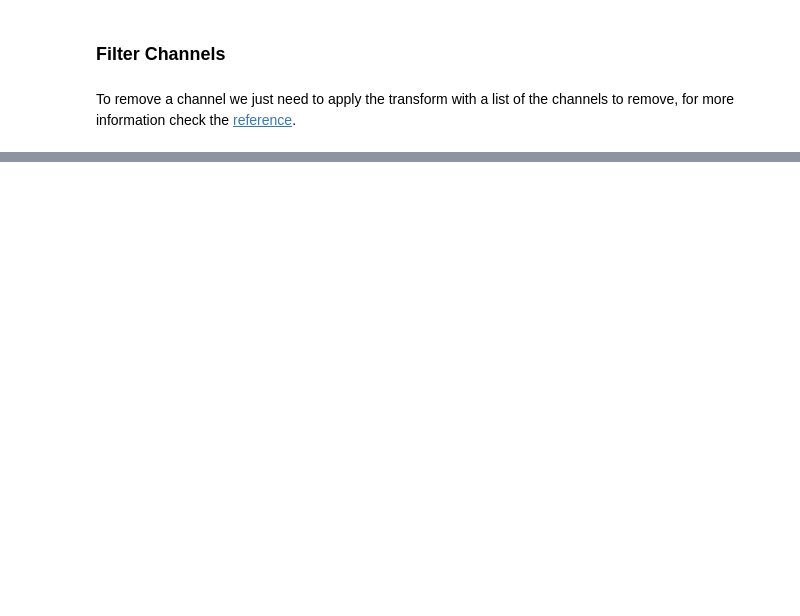
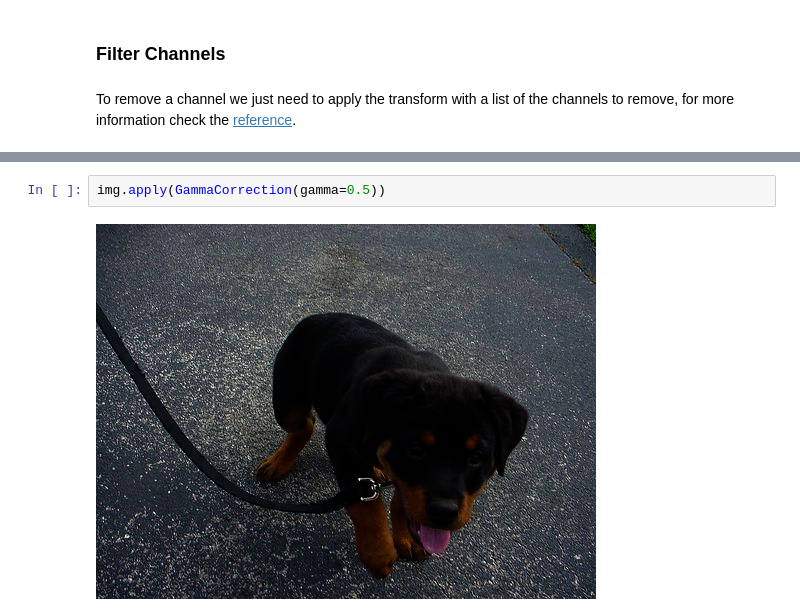
Before and after one commit to easycv/easycv, a Jupyter notebook: docs/source/examples/transforms/color.ipynb, the cells around one changed output, grey strips where cells are left out. Cells and saved outputs as stored; diff of their text form; blank space fills up the shorter version.

```diff
--- a/docs/source/examples/transforms/color.ipynb
+++ b/docs/source/examples/transforms/color.ipynb
@@ -28,0 +37,4 @@ img.apply(FilterChannels(channels=[1]))
+# %%
+img.apply(GammaCorrection(gamma=0.5))
+# %% [output]
+[figure, added]
```
Also changed, not shown: parts of 7 cells of this notebook, 2 other files.
